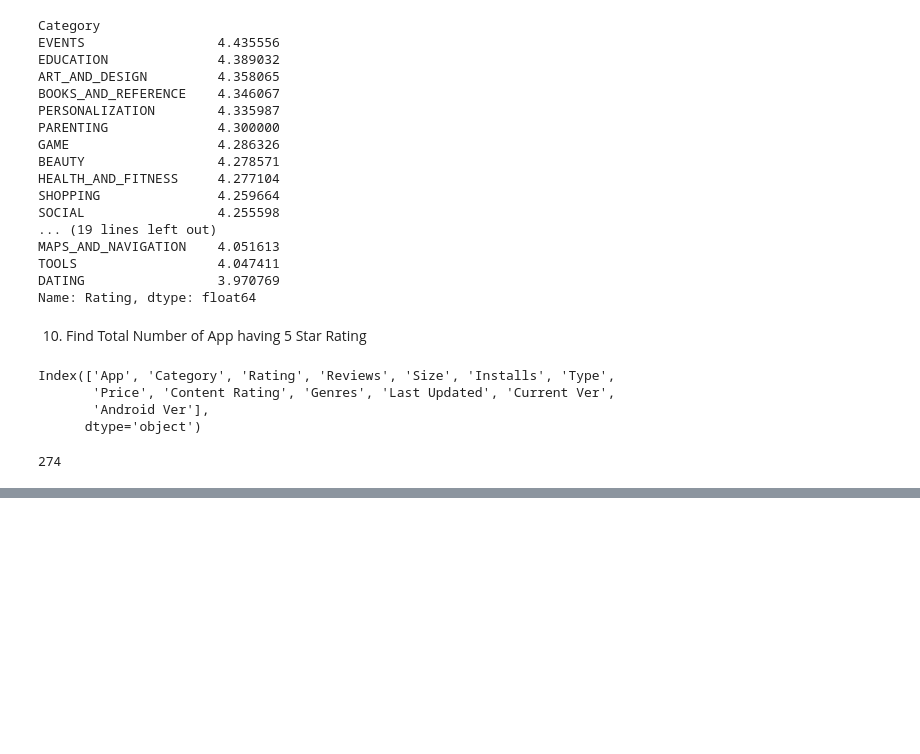
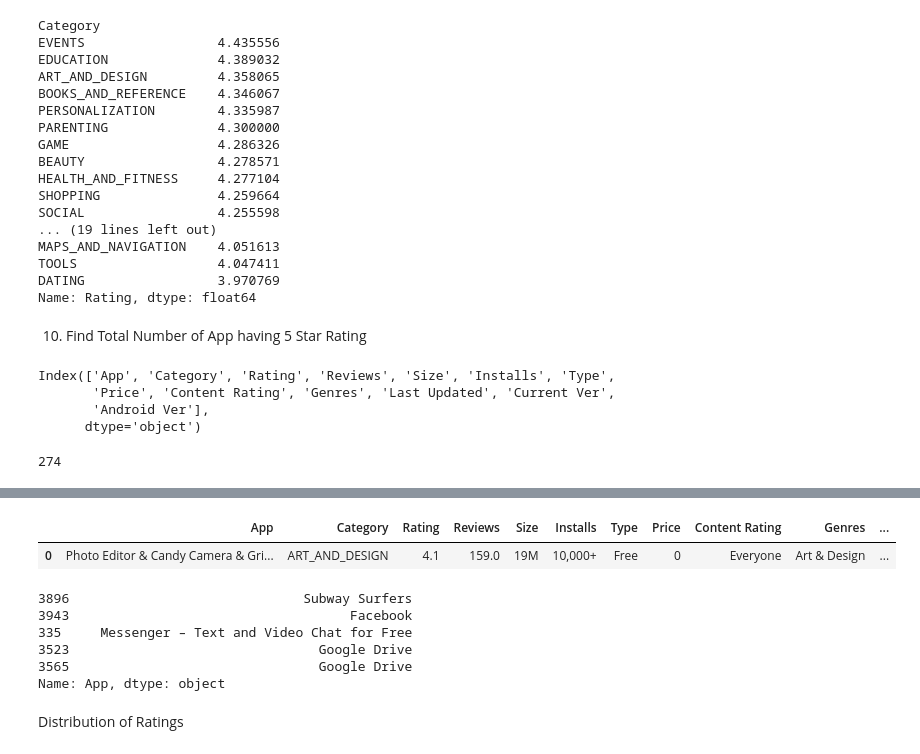
Before and after one commit to MNO-proA/Google-playstore-apps-case-study-Pandas, a Jupyter notebook: Google_playstore_apps_case_study.ipynb, the cells around one changed output, grey strips where cells are left out. Saved outputs shown, nothing was run; the diff lists cells and outputs as text; code cells hidden in the pictures; blank space fills up the shorter version.

```diff
--- a/Google_playstore_apps_case_study.ipynb
+++ b/Google_playstore_apps_case_study.ipynb
@@ -179,0 +274,5 @@ len(df[filt])
+# %%
+df.head(1)
+# %% [output]
+|  | App | Category | Rating | Reviews | Size | Installs | Type | Price | Content Rating | Genres | ... |
+| 0 | Photo Editor & Candy Camera & Gri... | ART_AND_DESIGN | 4.1 | 159.0 | 19M | 10,000+ | Free | 0 | Everyone | Art & Design | ... |
@@ -179,0 +281,14 @@ len(df[filt])
+# %%
+indx = df["Installs_1"].sort_values(ascending=False).head().index
+
+df.loc[indx]["App"]
+# df["Installs_1"].value_counts().index.sort_values(ascending=False)
+# %% [output]
+3896                              Subway Surfers
+3943                                    Facebook
+335     Messenger – Text and Video Chat for Free
+3523                                Google Drive
+3565                                Google Drive
+Name: App, dtype: object
+# %% [markdown]
+Distribution of Ratings
```
Also changed, not shown: parts of 24 cells of this notebook.
